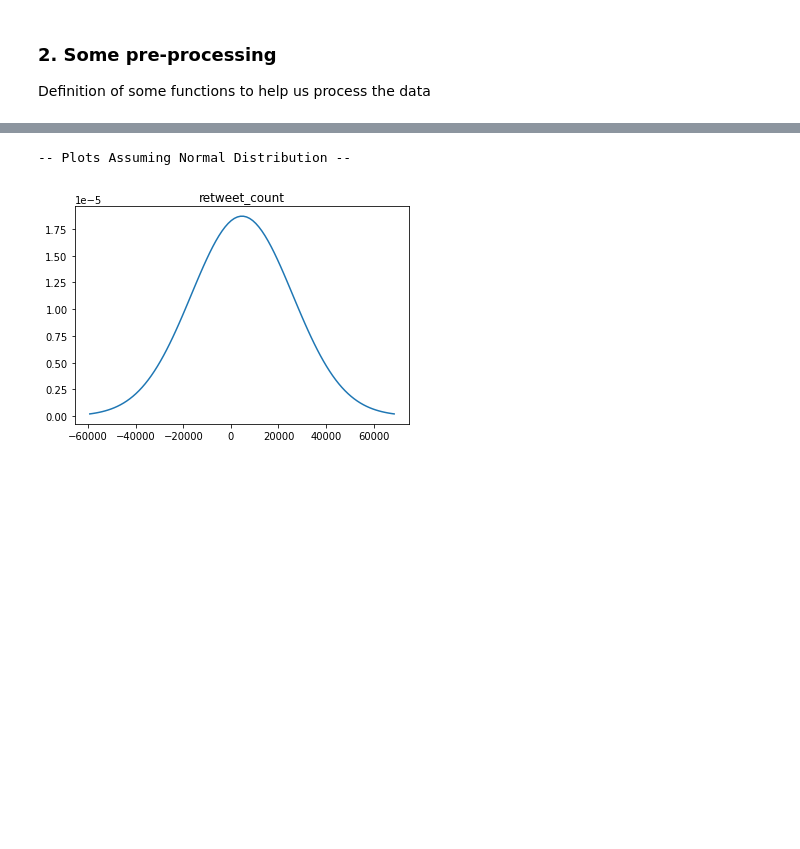
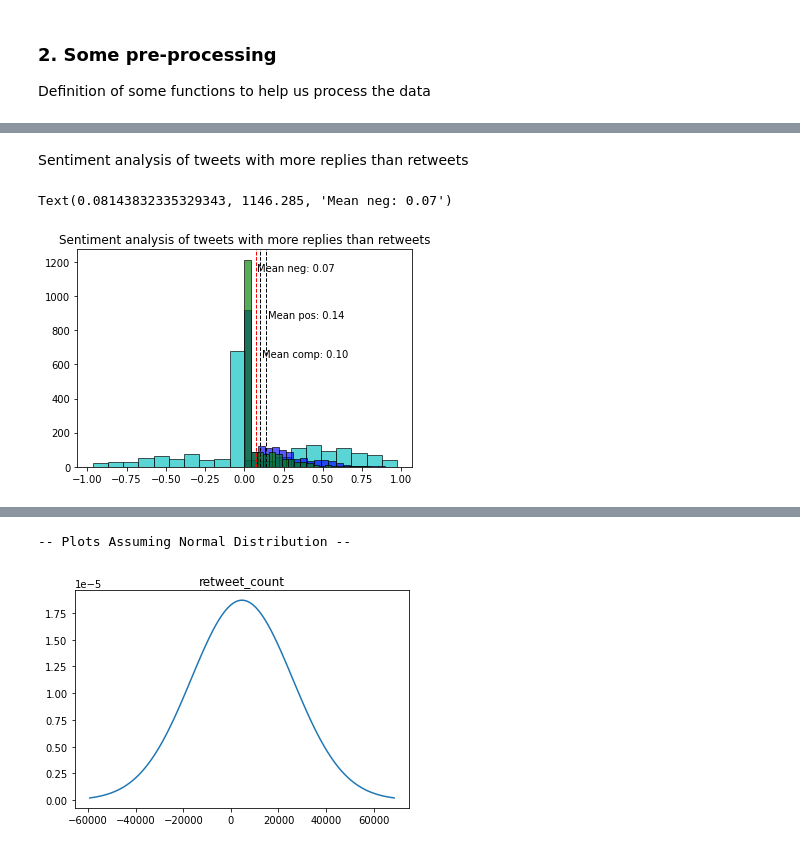
Before and after one commit to isabelcachola/ML-Fall2020-Final-Project, a Jupyter notebook: Notebook/DataProcessingAndAnalysis.ipynb, the cells around one changed output, grey strips where cells are left out. Saved outputs shown, nothing was run; the diff lists cells and outputs as text; code cells hidden in the pictures; blank space fills up the shorter version.

```diff
--- a/Notebook/DataProcessingAndAnalysis.ipynb
+++ b/Notebook/DataProcessingAndAnalysis.ipynb
@@ -242,0 +316,29 @@ Name: 0, dtype: float64
+# %% [markdown]
+Sentiment analysis of tweets with more replies than retweets
+# %%
+sentiment_label_1_comp = X_raw.loc[X_raw["label"] == 1, "sentiment_score_comp"]
+sentiment_label_1_pos = X_raw.loc[X_raw["label"] == 1, "sentiment_score_pos"]
+sentiment_label_1_neg = X_raw.loc[X_raw["label"] == 1, "sentiment_score_neg"]
+
+result = plt.hist(sentiment_label_1_comp, bins=20, color='c', edgecolor='k', alpha=0.65)
+plt.title("Sentiment analysis of tweets with more replies than retweets")
+plt.axvline(sentiment_label_1_comp.mean(), color='k', linestyle='dashed', linewidth=1)
+
+min_ylim, max_ylim = plt.ylim()
+plt.text(sentiment_label_1_comp.mean()*1.1, max_ylim*0.9, 'Mean comp: {:.2f}'.format(sentiment_label_1_comp.mean()))
+
+
+result1 = plt.hist(sentiment_label_1_pos, bins=20, color='b', edgecolor='k', alpha=0.65)
+plt.axvline(sentiment_label_1_pos.mean(), color='k', linestyle='dashed', linewidth=1)
+
+min_ylim, max_ylim = plt.ylim()
+plt.text(sentiment_label_1_pos.mean()*1.1, max_ylim*0.9, 'Mean pos: {:.2f}'.format(sentiment_label_1_pos.mean()))
+
+result2 = plt.hist(sentiment_label_1_neg, bins=20, color='g', edgecolor='k', alpha=0.65)
+plt.axvline(sentiment_label_1_neg.mean(), color='r', linestyle='dashed', linewidth=1)
+
+min_ylim, max_ylim = plt.ylim()
+plt.text(sentiment_label_1_neg.mean()*1.1, max_ylim*0.9, 'Mean neg: {:.2f}'.format(sentiment_label_1_neg.mean()))
+# %% [output]
+Text(0.08143832335329343, 1146.285, 'Mean neg: 0.07')
+[figure, added]
```
Also changed, not shown: parts of 17 cells of this notebook, 2 other files.
